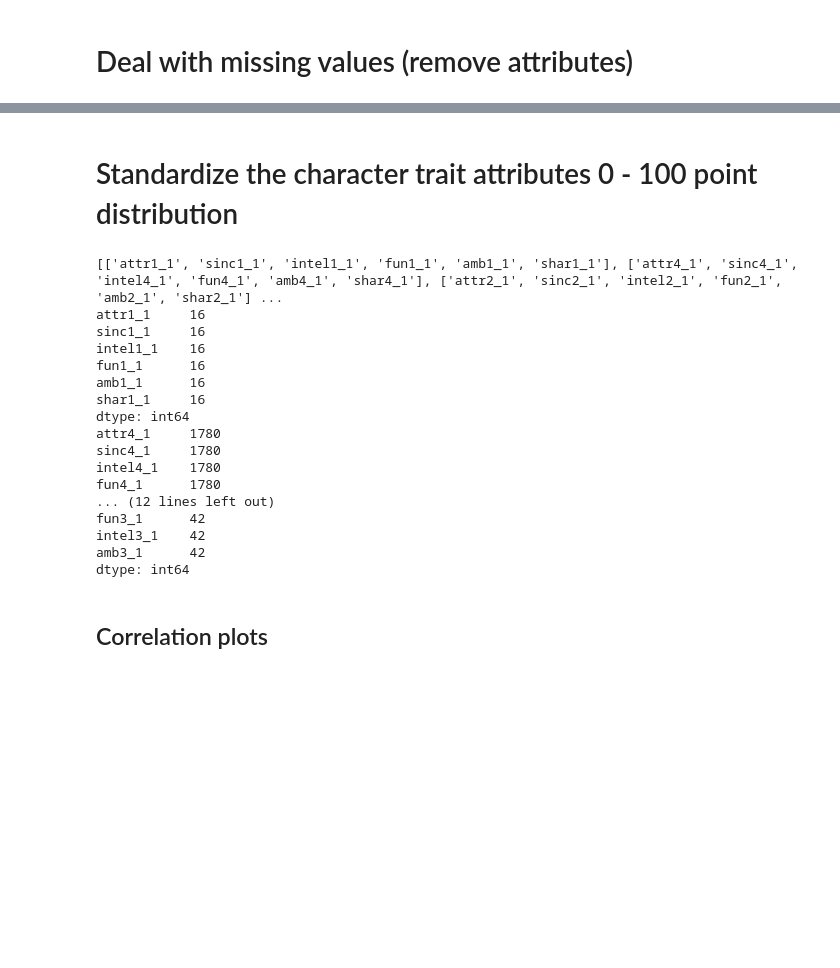
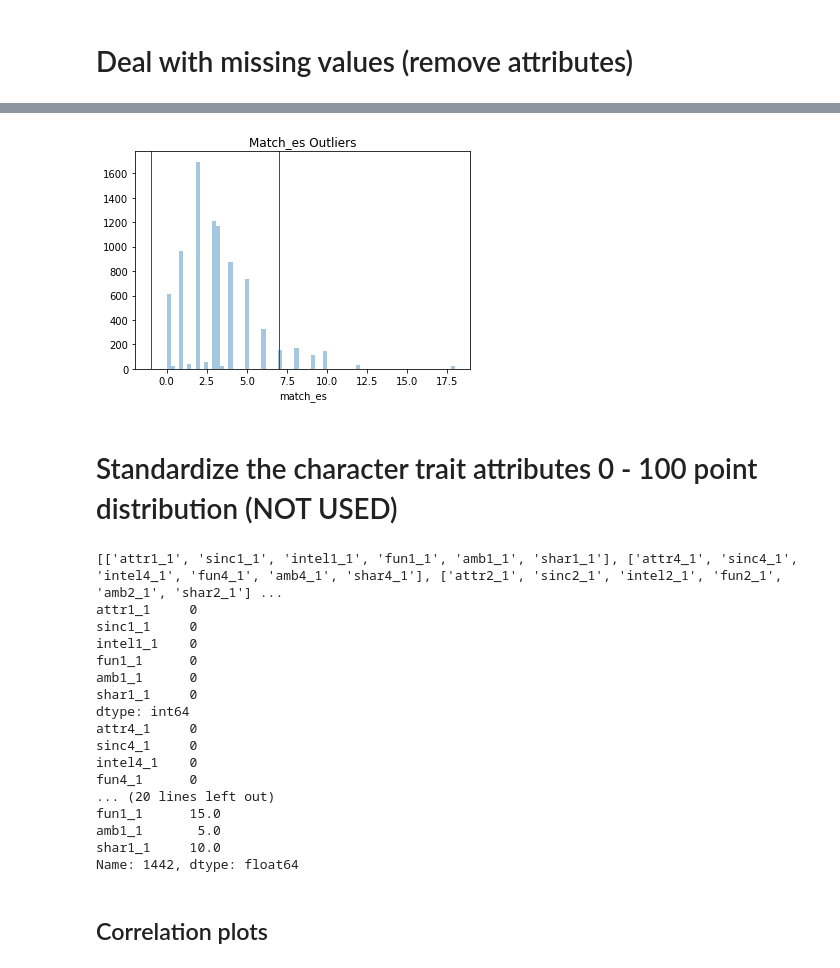
Before and after one commit to Krulvis/SpeedDating, a Jupyter notebook: src/SpeedDating.ipynb, the cells around one changed output, grey strips where cells are left out. Drawn from its saved outputs; the diff is of its cells as text; code cells hidden in the pictures; blank space fills up the shorter version.

```diff
--- a/src/SpeedDating.ipynb
+++ b/src/SpeedDating.ipynb
@@ -119,3 +148,22 @@ Length: 64, dtype: float64
+# %%
+from sklearn.preprocessing import Imputer
+ds2 = ds.copy()
+imp = Imputer(missing_values = 'NaN', strategy = 'mean', axis = 0)
+imp.fit(ds2)
+ds2 = pd.DataFrame(data = imp.transform(ds2), columns = ds2.columns)
+
+fig = plt.figure() # create the top-level container
+sns.distplot(ds2['match_es'], bins = 70, kde = False)
+Q1 = ds['match_es'].quantile(0.25)
+Q3 = ds['match_es'].quantile(0.75)
+IQR = Q3 - Q1
+plt.axvline(x=Q1 - 1.5 * IQR, linewidth=1, color='r')
+plt.axvline(x=Q3 + 1.5 * IQR, linewidth=1, color='r')
+plt.title('Match_es Outliers')
+plt.show()
+ds = ds2.copy()
+# %% [output]
+[figure, added]
 # %%
 dsIQR = ds.copy()
 # detecting and dropping outliers in our data, for the feature age
@@ -128,5 +185,5 @@ ds = dsIQR.query('(@Q1 - 1.5 * @IQR) <= age <= (@Q3 + 1.5 * @IQR)')
 # %% [markdown]
-# Standardize the character trait attributes 0 - 100 point distribution
+# Standardize the character trait attributes 0 - 100 point distribution (NOT USED)
 # %%
 ds2 = ds.copy()
 
@@ -150,29 +207,31 @@ for traits in combined:
     #for trait in traits:
         # Create new value for this trait using created total
         #ds2[trait] = ds2[trait] * 100 / total
-
 #Values left after removing every row that has a missing value in any of the character traits asessments...
 len(ds2.index)
+print(count)
+print(ds2.loc[1442, ['attr1_1','sinc1_1','intel1_1','fun1_1','amb1_1','shar1_1']])
+
 #Change original dataset back to new one
-ds = ds2
+ds = ds2.copy()
 # %% [output]
 [['attr1_1', 'sinc1_1', 'intel1_1', 'fun1_1', 'amb1_1', 'shar1_1'], ['attr4_1', 'sinc4_1', 'intel4_1', 'fun4_1', 'amb4_1', 'shar4_1'], ['attr2_1', 'sinc2_1', 'intel2_1', 'fun2_1', 'amb2_1', 'shar2_1'] ...
-attr1_1     16
-sinc1_1     16
-intel1_1    16
-fun1_1      16
-amb1_1      16
-shar1_1     16
+attr1_1     0
+sinc1_1     0
+intel1_1    0
+fun1_1      0
+amb1_1      0
+shar1_1     0
 dtype: int64
-attr4_1     1780
-sinc4_1     1780
-intel4_1    1780
-fun4_1      1780
-... (12 lines left out)
-fun3_1      42
-intel3_1    42
-amb3_1      42
-dtype: int64
+attr4_1     0
+sinc4_1     0
+intel4_1    0
+fun4_1      0
+... (20 lines left out)
+fun1_1      15.0
+amb1_1       5.0
+shar1_1     10.0
+Name: 1442, dtype: float64
 # %% [markdown]
 ## Correlation plots
 # %%
```
Also changed, not shown: parts of 44 cells of this notebook, 5 other files.
